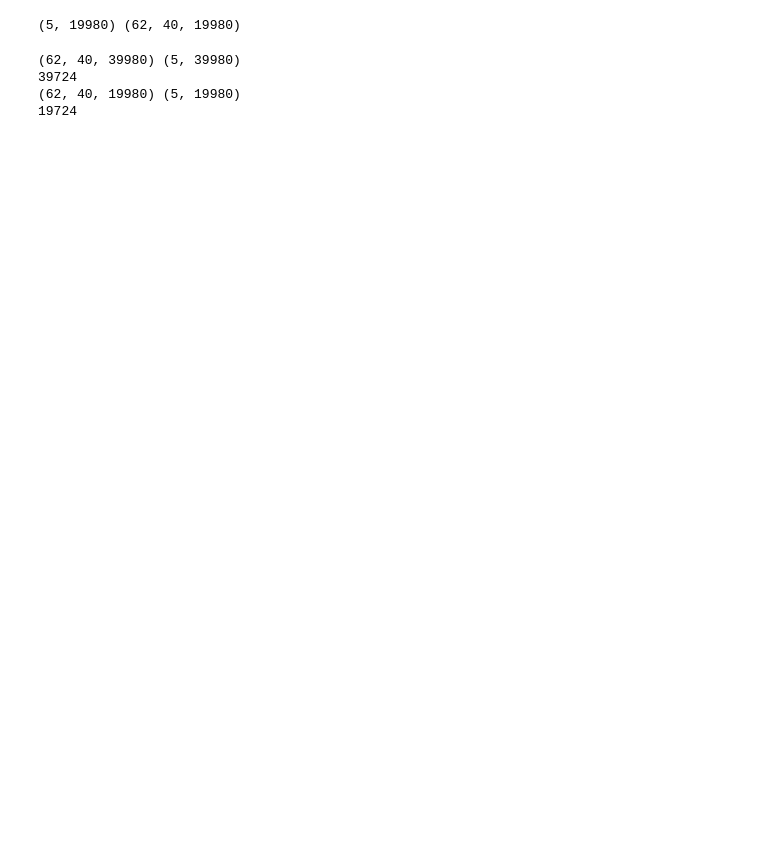
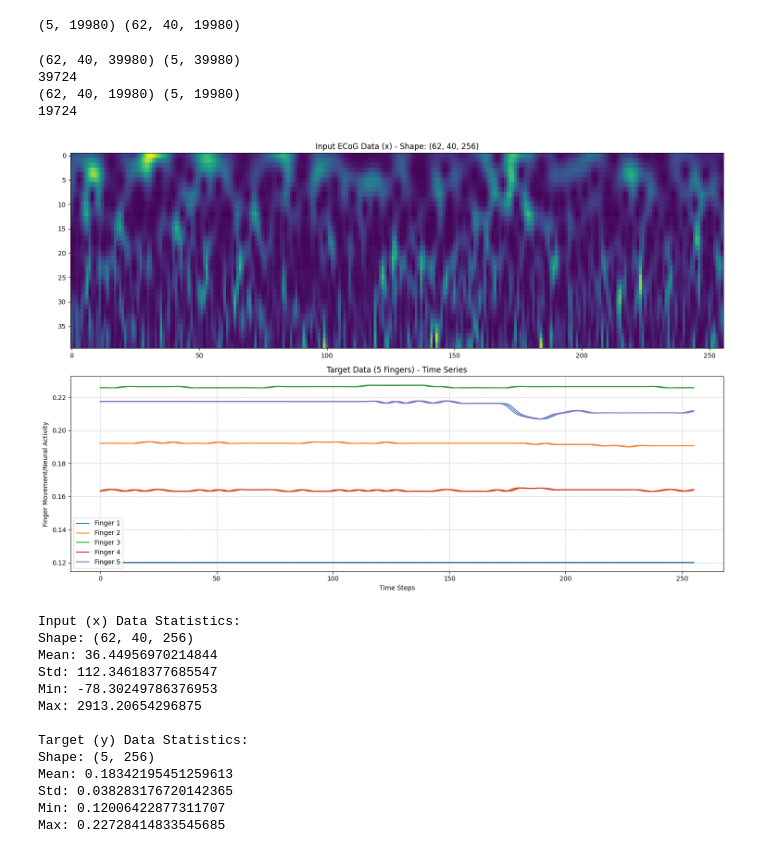
Before and after one commit to zayne-siew/FingerECoG-BCI, a Jupyter notebook: prepare_data.ipynb, the cells around one changed output. Saved outputs shown, nothing was run; the diff lists cells and outputs as text; code cells hidden in the pictures; blank space fills up the shorter version.

Commit message:
feat: improved data preparation

```diff
--- a/prepare_data.ipynb
+++ b/prepare_data.ipynb
@@ -87,7 +95,7 @@ def crop_for_time_delay(finger_flex, spectrogramms, time_delay_sec=time_delay_se
     spectrogramms_cropped = spectrogramms[..., :spectrogramms.shape[2] - time_delay]
     return finger_flex_cropped, spectrogramms_cropped
 # %%
-data = scipy.io.loadmat(f'{FILE_DIR}/sub1_comp.mat')
+data = scipy.io.loadmat(f'BCI_Competion4_dataset4_data_fingerflexions/sub1_comp.mat')
 
 finger_flex = data['train_dg'].astype('float32').T
 finger_flex = finger_flex_preprocess(finger_flex)
@@ -164,3 +204,9 @@ print(finger_flex_cropped_val.shape, X_spectrogram_cropped_val.shape)
+# %%
+finger_flex_cropped = np.load('data/finger_flex_cropped.npy')
+X_spectrogram_cropped = np.load('data/X_spectrogram_cropped.npy')
+
+finger_flex_cropped_val = np.load('data/finger_flex_cropped_val.npy')
+X_spectrogram_cropped_val = np.load('data/X_spectrogram_cropped_val.npy')
 # %%
 class EcogDataset(Dataset):
     def __init__(self, data, data_length):
@@ -196,0 +244,62 @@ val_loader = DataLoader(val_dataset, batch_size=32, shuffle=False)
+# %%
+def plot_ecog_data(train_dataset):
+    # Assuming train_dataset is a PyTorch Dataset
+    # Extract a few samples to visualize
+
+    # Create a figure with subplots
+    fig, axs = plt.subplots(2, 1, figsize=(15, 10))
+
+    # Get a few samples (let's take the first 3)
+    for i in range(min(3, len(train_dataset))):
+        x, y = train_dataset[i]
+
+        # Plot input data (x)
+        axs[0].set_title('Input ECoG Data (x) - Shape: ' + str(x.shape))
+        # Assuming x is (62, 40, timeseries)
+        # We'll plot a few channels/slices
+        im = axs[0].imshow(x[0, :, :], aspect='auto', cmap='viridis')
+
+        # Plot target data (y)
+        plt.title('Target Data (5 Fingers) - Time Series')
+        plt.plot(y.T)
+        plt.xlabel('Time Steps')
+        plt.ylabel('Finger Movement/Neural Activity')
+        plt.legend([f'Finger {i+1}' for i in range(y.shape[0])])
+        plt.grid(True, linestyle='--', alpha=0.7)
+
+    plt.tight_layout()
+    plt.show()
+
+    # Additional statistical analysis
+    x, y = train_dataset[0]
+    print("Input (x) Data Statistics:")
+    print(f"Shape: {x.shape}")
+    print(f"Mean: {x.mean()}")
+    print(f"Std: {x.std()}")
+    print(f"Min: {x.min()}")
+    print(f"Max: {x.max()}")
+
+    print("\nTarget (y) Data Statistics:")
+    print(f"Shape: {y.shape}")
+    print(f"Mean: {y.mean()}")
+    print(f"Std: {y.std()}")
+    print(f"Min: {y.min()}")
+    print(f"Max: {y.max()}")
+
+# Call the visualization function
+plot_ecog_data(train_dataset)
+# %% [output]
+[figure, added]
+Input (x) Data Statistics:
+Shape: (62, 40, 256)
+Mean: 36.44956970214844
+Std: 112.34618377685547
+Min: -78.30249786376953
+Max: 2913.20654296875
+
+Target (y) Data Statistics:
+Shape: (5, 256)
+Mean: 0.18342195451259613
+Std: 0.038283176720142365
+Min: 0.12006422877311707
+Max: 0.22728414833545685
```
Also changed, not shown: parts of 8 cells of this notebook.
